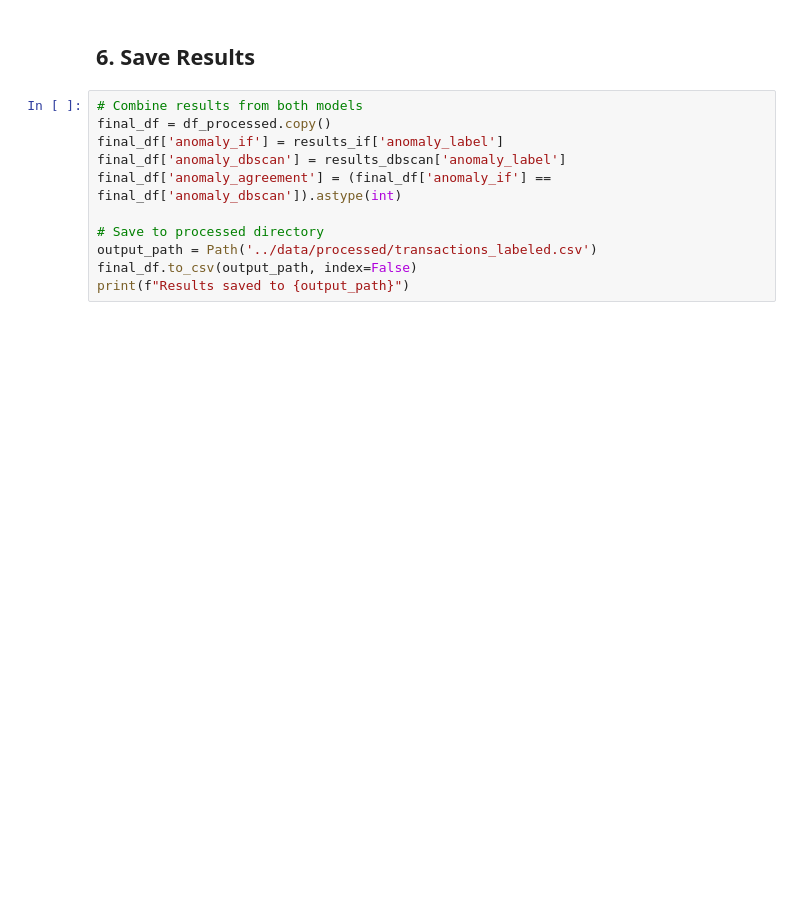
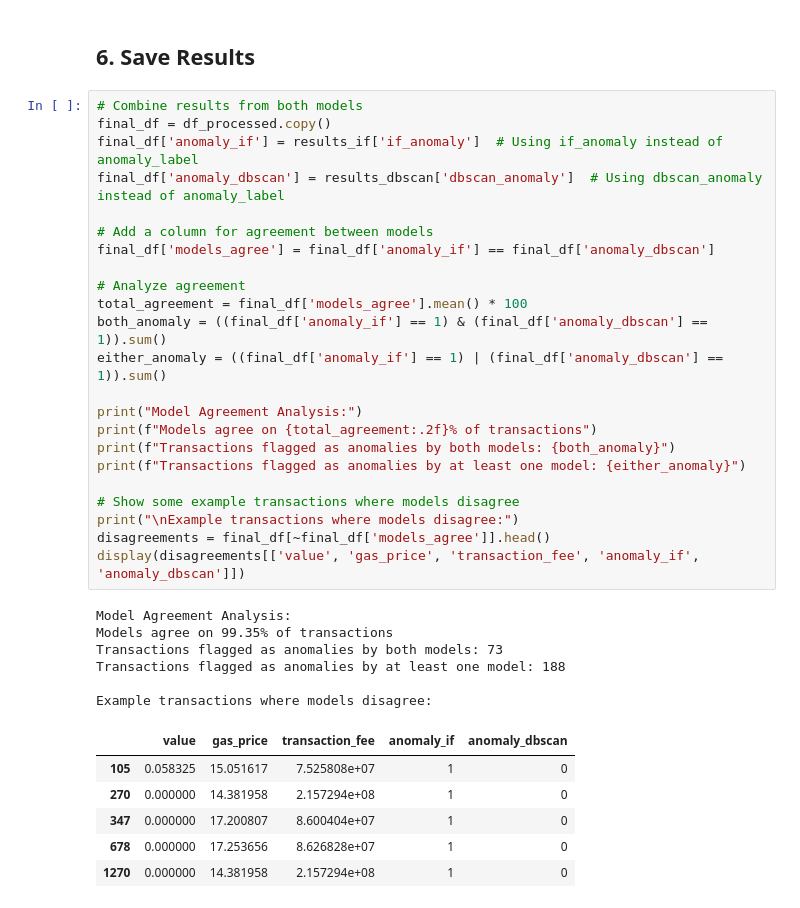
Before and after one commit to GuillaumeVerb/anomalie_eth, a Jupyter notebook: notebooks/02_modeling.ipynb, the cells around one changed output. Cells and saved outputs as stored; diff of their text form; blank space fills up the shorter version.

```diff
--- a/notebooks/02_modeling.ipynb
+++ b/notebooks/02_modeling.ipynb
@@ -346,13 +448,38 @@ analyze_anomalies(results_dbscan, "DBSCAN")
 # %% [markdown]
 ## 6. Save Results
-# %%
-# Combine results from both models
-final_df = df_processed.copy()
-final_df['anomaly_if'] = results_if['anomaly_label']
-final_df['anomaly_dbscan'] = results_dbscan['anomaly_label']
-final_df['anomaly_agreement'] = (final_df['anomaly_if'] == final_df['anomaly_dbscan']).astype(int)
-
-# Save to processed directory
-output_path = Path('../data/processed/transactions_labeled.csv')
-final_df.to_csv(output_path, index=False)
-print(f"Results saved to {output_path}")
+# %%
+# Combine results from both models
+final_df = df_processed.copy()
+final_df['anomaly_if'] = results_if['if_anomaly']  # Using if_anomaly instead of anomaly_label
+final_df['anomaly_dbscan'] = results_dbscan['dbscan_anomaly']  # Using dbscan_anomaly instead of anomaly_label
+
+# Add a column for agreement between models
+final_df['models_agree'] = final_df['anomaly_if'] == final_df['anomaly_dbscan']
+
+# Analyze agreement
+total_agreement = final_df['models_agree'].mean() * 100
+both_anomaly = ((final_df['anomaly_if'] == 1) & (final_df['anomaly_dbscan'] == 1)).sum()
+either_anomaly = ((final_df['anomaly_if'] == 1) | (final_df['anomaly_dbscan'] == 1)).sum()
+
+print("Model Agreement Analysis:")
+print(f"Models agree on {total_agreement:.2f}% of transactions")
+print(f"Transactions flagged as anomalies by both models: {both_anomaly}")
+print(f"Transactions flagged as anomalies by at least one model: {either_anomaly}")
+
+# Show some example transactions where models disagree
+print("\nExample transactions where models disagree:")
+disagreements = final_df[~final_df['models_agree']].head()
+display(disagreements[['value', 'gas_price', 'transaction_fee', 'anomaly_if', 'anomaly_dbscan']])
+# %% [output]
+Model Agreement Analysis:
+Models agree on 99.35% of transactions
+Transactions flagged as anomalies by both models: 73
+Transactions flagged as anomalies by at least one model: 188
+
+Example transactions where models disagree:
+|  | value | gas_price | transaction_fee | anomaly_if | anomaly_dbscan |
+| 105 | 0.058325 | 15.051617 | 7.525808e+07 | 1 | 0 |
+| 270 | 0.000000 | 14.381958 | 2.157294e+08 | 1 | 0 |
+| 347 | 0.000000 | 17.200807 | 8.600404e+07 | 1 | 0 |
+| 678 | 0.000000 | 17.253656 | 8.626828e+07 | 1 | 0 |
+| 1270 | 0.000000 | 14.381958 | 2.157294e+08 | 1 | 0 |
```
Also changed, not shown: parts of 8 cells of this notebook, 3 other files.
